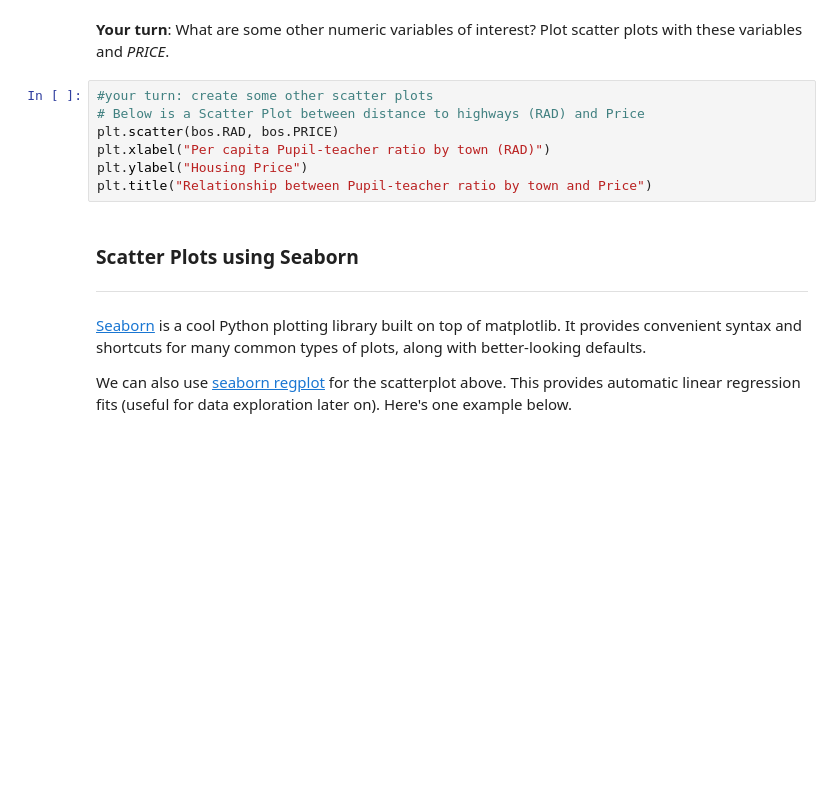
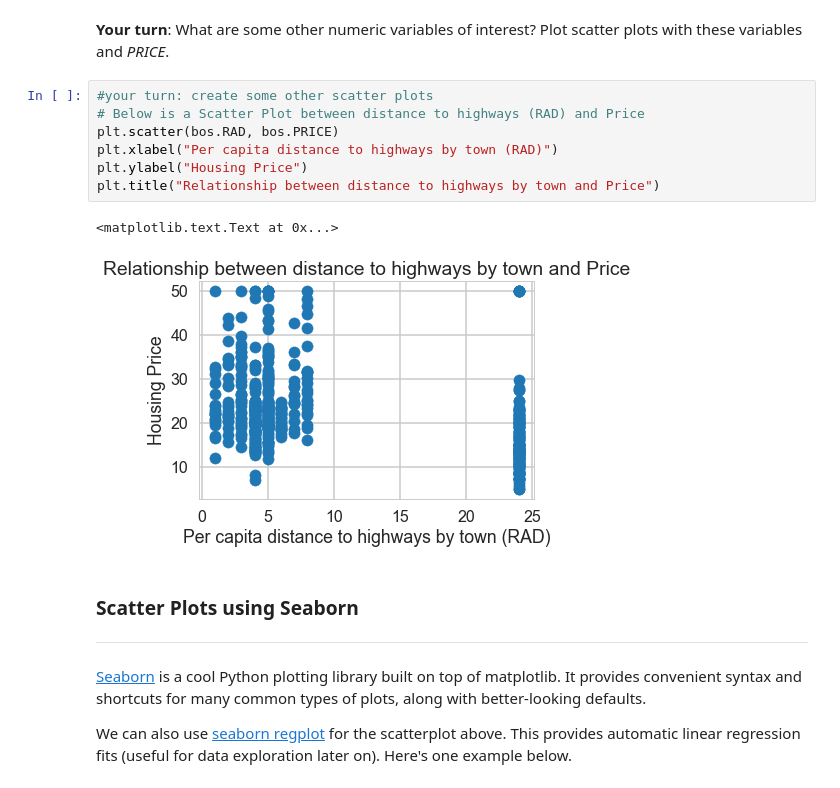
Before and after one commit to nimbleltd/Mini_Project_Linear_Regression, a Jupyter notebook: Mini_Project_Linear_Regression.ipynb, the cells around one changed output. Cells and saved outputs as stored; diff of their text form; blank space fills up the shorter version.

```diff
--- a/Mini_Project_Linear_Regression.ipynb
+++ b/Mini_Project_Linear_Regression.ipynb
@@ -255,10 +255,13 @@ plt.title("Relationship between Pupil-teacher ratio by town and Price")
 # %%
 #your turn: create some other scatter plots
 # Below is a Scatter Plot between distance to highways (RAD) and Price
 plt.scatter(bos.RAD, bos.PRICE)
-plt.xlabel("Per capita Pupil-teacher ratio by town (RAD)")
+plt.xlabel("Per capita distance to highways by town (RAD)")
 plt.ylabel("Housing Price")
-plt.title("Relationship between Pupil-teacher ratio by town and Price")
+plt.title("Relationship between distance to highways by town and Price")
+# %% [output]
+<matplotlib.text.Text at 0x...>
+[figure, added]
 # %% [markdown]
 ### Scatter Plots using Seaborn
 ***
```
Also changed, not shown: parts of 5 cells of this notebook.
